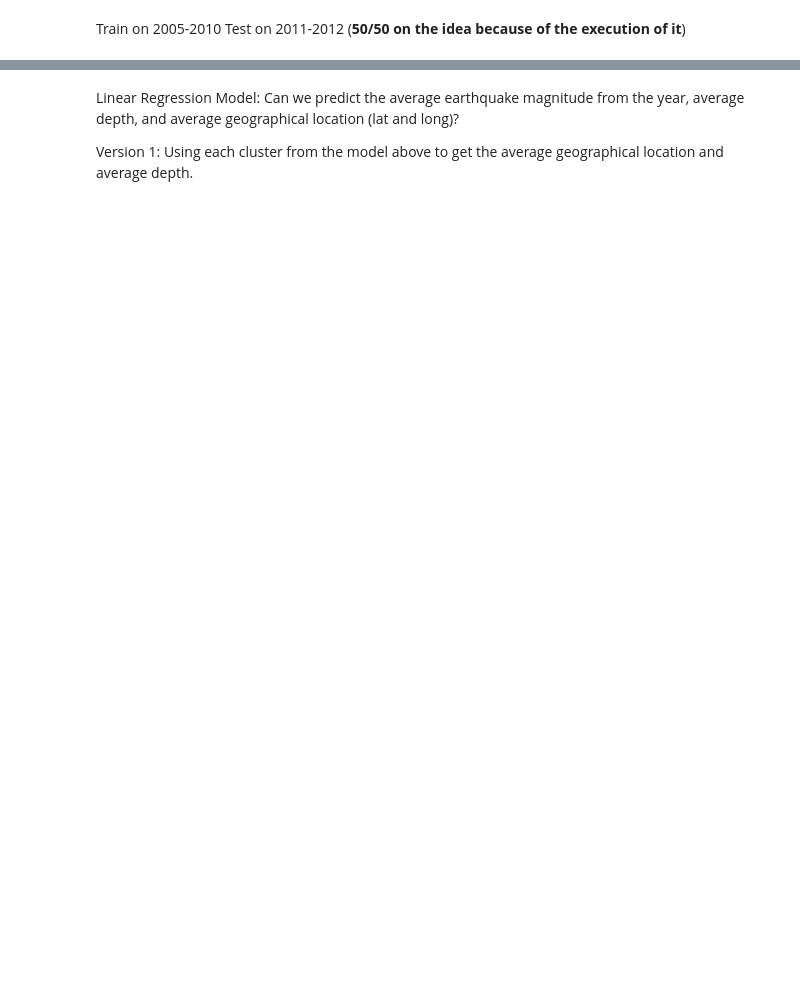
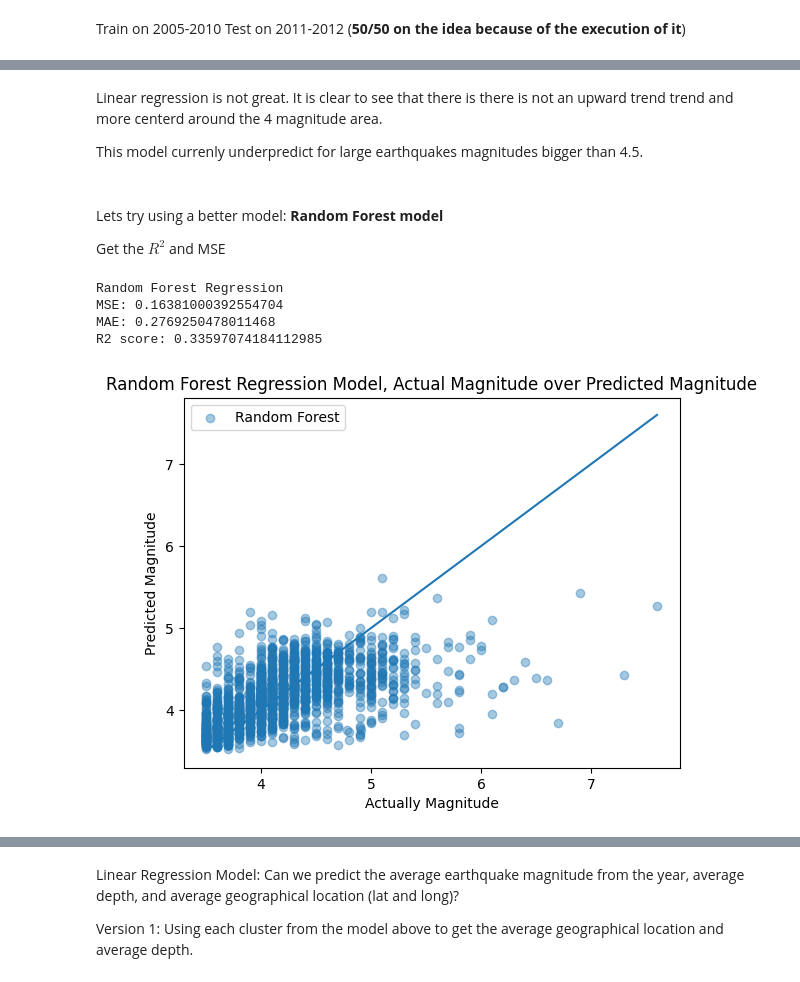
Before and after one commit to NatalieFig/cmsc320finalproj, a Jupyter notebook: CMSC320_Final_Project.ipynb, the cells around one changed output, grey strips where cells are left out. Drawn from its saved outputs; the diff is of its cells as text; code cells hidden in the pictures; blank space fills up the shorter version.

```diff
--- a/CMSC320_Final_Project.ipynb
+++ b/CMSC320_Final_Project.ipynb
@@ -582,0 +592,19 @@ Name: count, dtype: int64
+# %%
+#work if location and/or depth has an impact on magnitude (maybe based on years)
+
+X = region[["depth", "latitude", "longitude", "year"]]
+Y = region["mag"]
+
+X_train, X_test, y_train, y_test = train_test_split(X,Y, test_size=0.2, random_state=42)
+
+#Linear Regression
+linear = LinearRegression()
+linear.fit(X_train, y_train)
+linear_pred = linear.predict(X_test)
+linear_mse = mean_squared_error(y_test, linear_pred)
+linear_r2 = r2_score(y_test, linear_pred)
+linear_mae = mean_absolute_error(y_test, linear_pred)
+
+print(f"MSE: {linear_mse}")
+print(f"MAE: {linear_mae}")
+print(f"R2 score: {linear_r2}")
@@ -582,0 +632,42 @@ Name: count, dtype: int64
+# %% [markdown]
+Linear regression is not great. It is clear to see that there is there is not an upward trend trend and more centerd around the 4 magnitude area.
+
+This model currenly underpredict for large earthquakes magnitudes bigger than 4.5.
+<br><br>
+# %% [markdown]
+Lets try using a better model:
+**Random Forest model**
+
+Get the $R^2$ and MSE
+# %%
+randF_model = RandomForestRegressor(n_estimators=350,random_state=42)
+
+randF_model.fit(X_train, y_train)
+
+randF_predictions = randF_model.predict(X_test)
+
+randF_mse = mean_squared_error(y_test, randF_predictions)
+randF_mae = mean_absolute_error(y_test, randF_predictions)
+randF_r2 = r2_score(y_test, randF_predictions)
+
+print("\nRandom Forest Regression")
+print(f"MSE: {randF_mse}")
+print(f"MAE: {randF_mae}")
+print(f"R2 score: {randF_r2}")
+# %% [output]
+Random Forest Regression
+MSE: 0.16381000392554704
+MAE: 0.2769250478011468
+R2 score: 0.33597074184112985
+# %%
+#random forest version
+plt.scatter(y_test, randF_predictions, alpha=0.4, label="Random Forest")
+#how to plot line regression using min max of y_test
+plt.plot([y_test.min(), y_test.max()], [y_test.min(), y_test.max()])
+plt.xlabel("Actually Magnitude")
+plt.ylabel("Predicted Magnitude")
+plt.title("Random Forest Regression Model, Actual Magnitude over Predicted Magnitude")
+plt.legend()
+plt.show()
+# %% [output]
+[figure, added]
```
Also changed, not shown: parts of 44 cells of this notebook.
